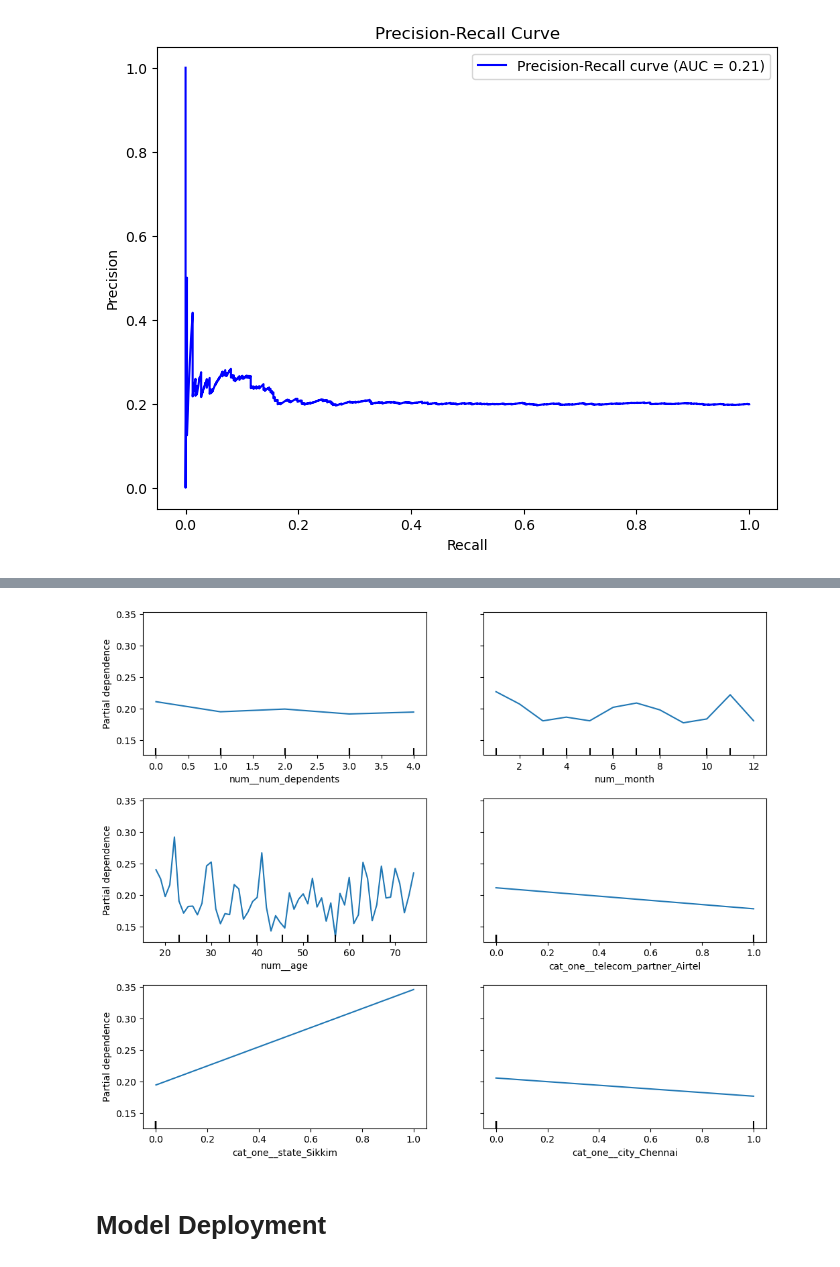
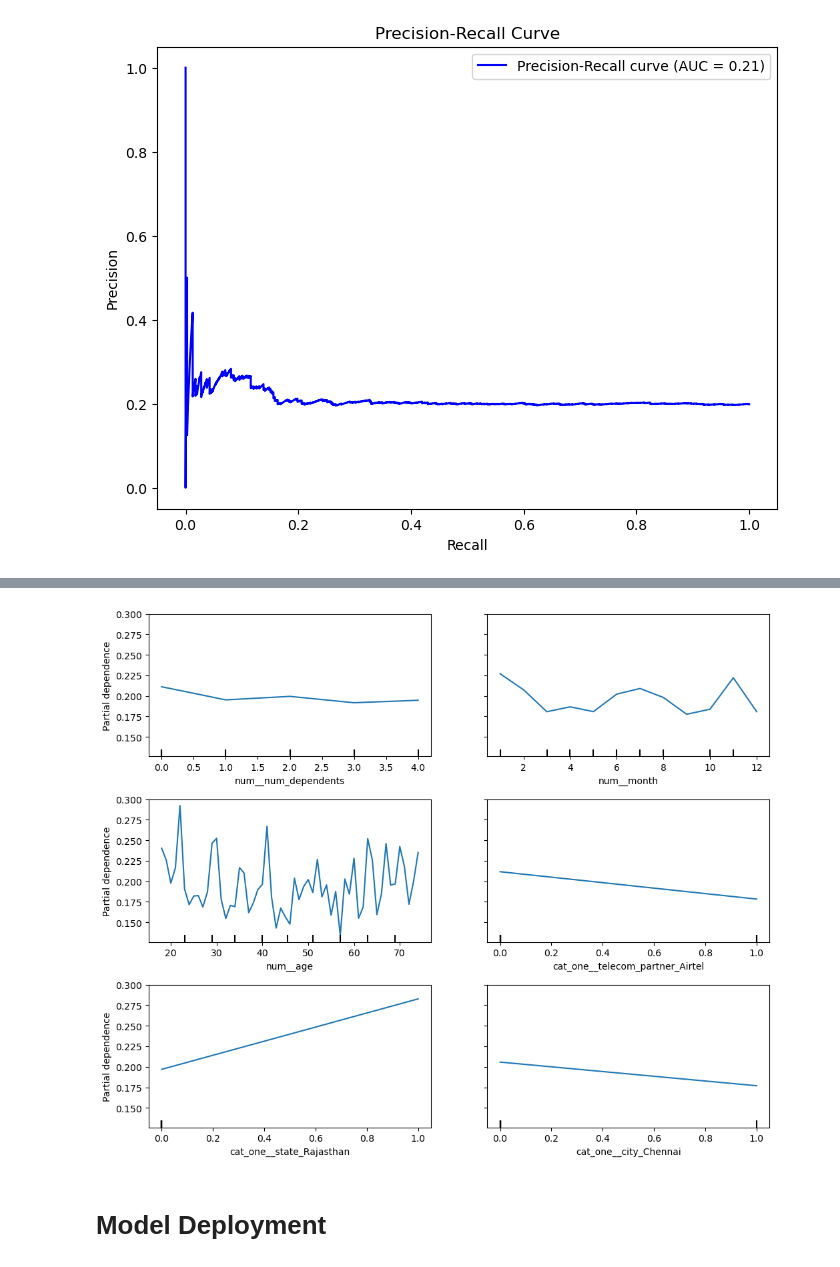
Before and after one commit to LucasHoffSchmidt/Data_Science_Customer_Churn_Prediction, a Jupyter notebook: customer_churn_prediction.ipynb, the cells around one changed output, grey strips where cells are left out. Cells and saved outputs as stored; diff of their text form; code cells hidden in the pictures.

```diff
--- a/customer_churn_prediction.ipynb
+++ b/customer_churn_prediction.ipynb
@@ -798,25 +798,25 @@ for feature in feature_names:
 # %%
 # Creates the partial dependence plots for specified features
 from sklearn.inspection import PartialDependenceDisplay
 
-feature_list = [0, 1, 2, 3, 28, 36]
+feature_list = [0, 1, 2, 3, 27, 36]
 
 fig, ax = plt.subplots(figsize=(12, 10))
 
 disp = PartialDependenceDisplay.from_estimator(
     best_model,
     X_train_transformed,
     features=feature_list,
     feature_names = feature_names,
     n_cols=2,
     ax=ax
 )
 
 # Increases the vertical space between the plots
 plt.subplots_adjust(hspace=0.3)
 plt.show()
 # %% [output]
-[figure, old version]
+[figure, new version]
 # %% [markdown]
 # Model Deployment
 # %% [markdown]
```
